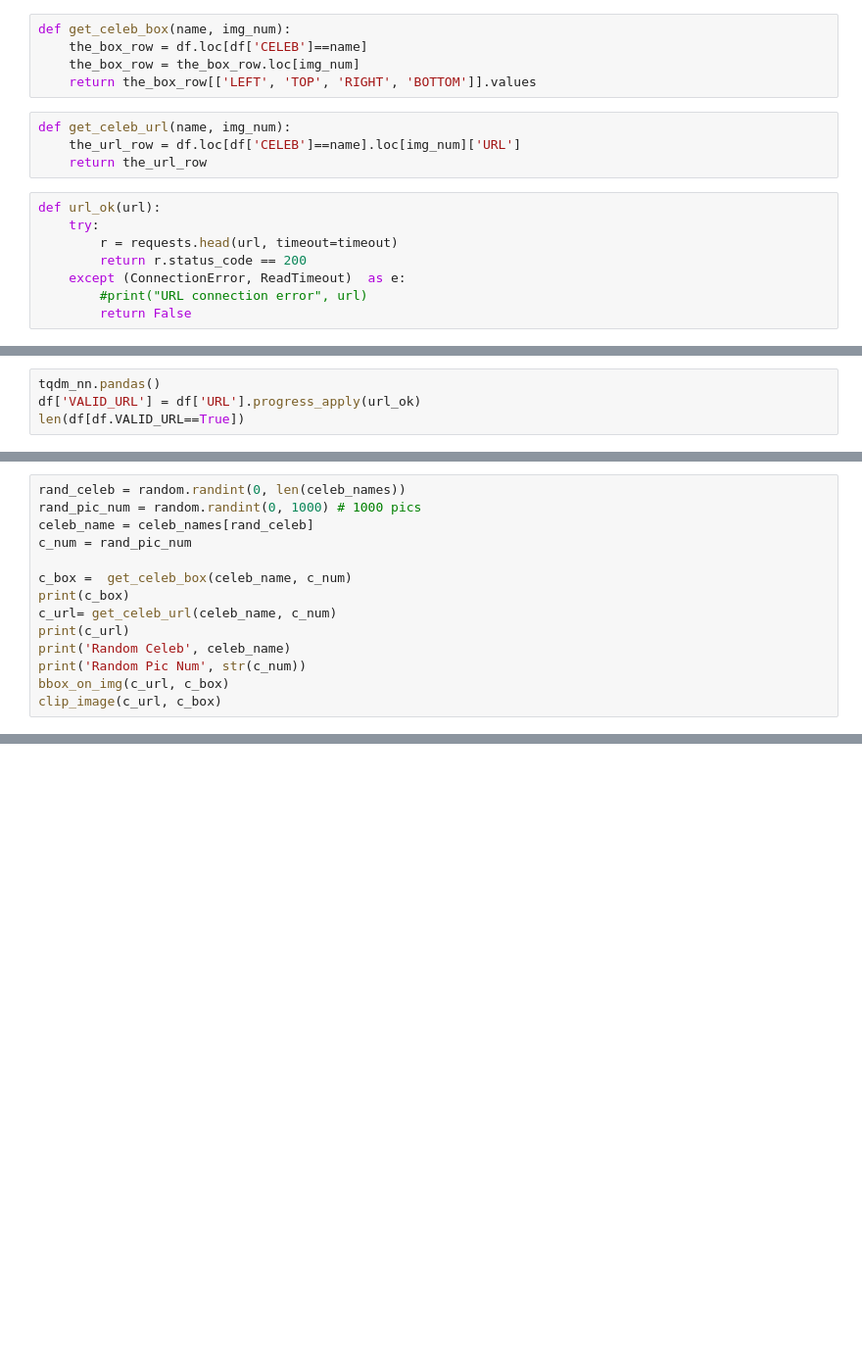
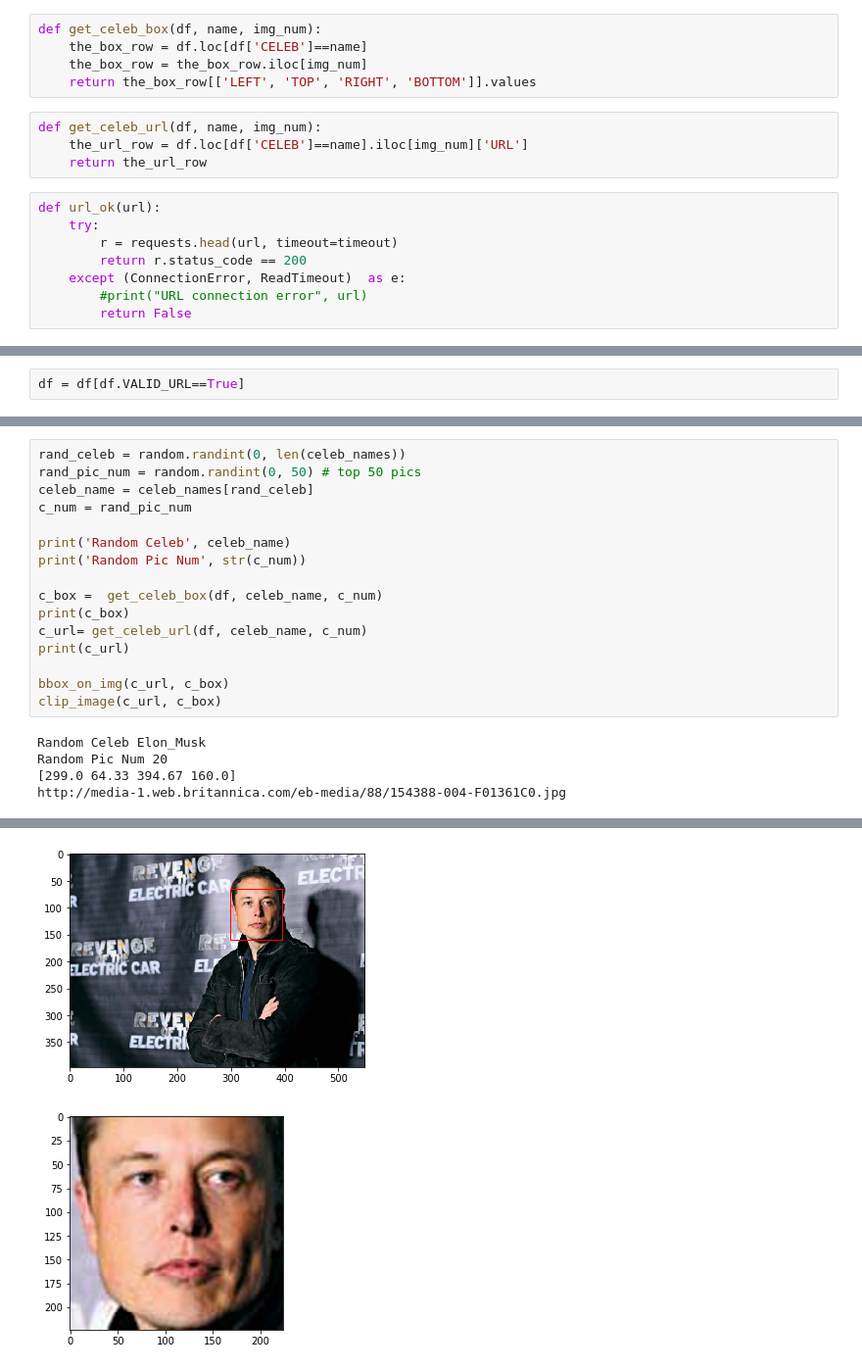
Before and after one commit to chrismattmann/MLwithTensorFlow2ed, a Jupyter notebook: Listing 9.18-eoc-assign.ipynb, the cells around one changed output, grey strips where cells are left out. Shown at 98% size. Cells and saved outputs as stored; diff of their text form; blank space fills up the shorter version.

```diff
--- a/Listing 9.18-eoc-assign.ipynb
+++ b/Listing 9.18-eoc-assign.ipynb
@@ -64,13 +64,13 @@ def process_celeb(name, path):
     df['CELEB'] = celeb_list
     return df
 # %%
-def get_celeb_box(name, img_num):
+def get_celeb_box(df, name, img_num):
     the_box_row = df.loc[df['CELEB']==name]
-    the_box_row = the_box_row.loc[img_num]
+    the_box_row = the_box_row.iloc[img_num]
     return the_box_row[['LEFT', 'TOP', 'RIGHT', 'BOTTOM']].values
 # %%
-def get_celeb_url(name, img_num):
-    the_url_row = df.loc[df['CELEB']==name].loc[img_num]['URL']
+def get_celeb_url(df, name, img_num):
+    the_url_row = df.loc[df['CELEB']==name].iloc[img_num]['URL']
     return the_url_row
 # %%
 def url_ok(url):
@@ -100 +116,3 @@ df.to_csv('vgg_face_full.csv')
+# %%
+df = df[df.VALID_URL==True]
 # %%
@@ -104,4 +121,0 @@ Num Celeb Images 2604849
-# %%
-tqdm_nn.pandas()
-df['VALID_URL'] = df['URL'].progress_apply(url_ok)
-len(df[df.VALID_URL==True])
@@ -114,14 +128,21 @@ print(celeb_names)
 # %%
 rand_celeb = random.randint(0, len(celeb_names))
-rand_pic_num = random.randint(0, 1000) # 1000 pics
+rand_pic_num = random.randint(0, 50) # top 50 pics
 celeb_name = celeb_names[rand_celeb]
 c_num = rand_pic_num
 
-c_box =  get_celeb_box(celeb_name, c_num)
-print(c_box)
-c_url= get_celeb_url(celeb_name, c_num)
-print(c_url)
 print('Random Celeb', celeb_name)
 print('Random Pic Num', str(c_num))
+
+c_box =  get_celeb_box(df, celeb_name, c_num)
+print(c_box)
+c_url= get_celeb_url(df, celeb_name, c_num)
+print(c_url)
+
 bbox_on_img(c_url, c_box)
 clip_image(c_url, c_box)
+# %% [output]
+Random Celeb Elon_Musk
+Random Pic Num 20
+[299.0 64.33 394.67 160.0]
+http://media-1.web.britannica.com/eb-media/88/154388-004-F01361C0.jpg
@@ -127,0 +151,2 @@ clip_image(c_url, c_box)
+[figure, added]
+[figure, added]
```
Also changed, not shown: parts of 14 cells of this notebook, 3 other files.
